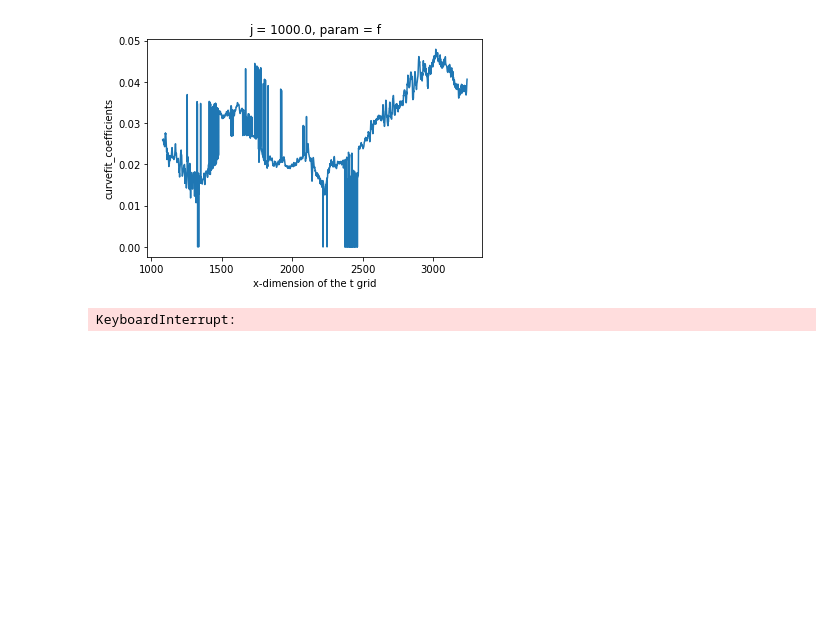
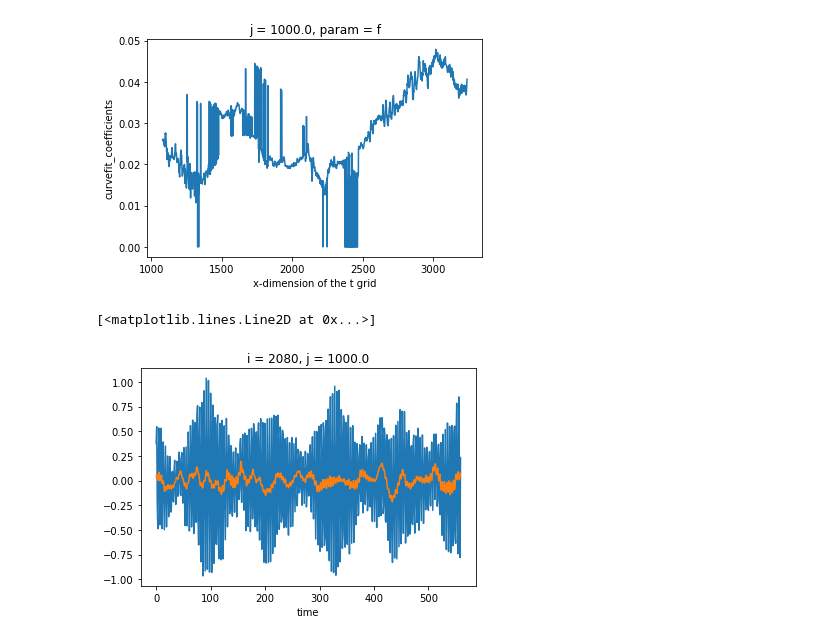
Before and after one commit to cspencerjones/separating-balanced, a Jupyter notebook: python/ginsburg_results/harmonic_tidal_fit.ipynb, the cells around one changed output. Cells and saved outputs as stored; diff of their text form; code cells hidden in the pictures; blank space fills up the shorter version.

```diff
--- a/python/ginsburg_results/harmonic_tidal_fit.ipynb
+++ b/python/ginsburg_results/harmonic_tidal_fit.ipynb
@@ -257,7 +174,8 @@ tide_est = xr.apply_ufunc(sinusoid_check,new_object,check_it.curvefit_coefficien
 # %%
-eta_detrend.isel(i=1000,j=1000,time=slice(18,1000)).plot()
-(eta_detrend.isel(i=1000,j=1000,time=slice(18,1000))-tide_est.isel(time=slice(0,-18))).plot()
-tide_est.isel(time=slice(0,1000)).plot()
+eta_detrend.isel(i=1000,j=1000,time=slice(24,1000)).plot()
+(eta_detrend.isel(i=1000,j=1000,time=slice(24,1000))-tide_est.isel(i=1000,j=1000,time=slice(0,-24))).plot()
+#tide_est.isel(i=1000,j=1000,time=slice(0,1000)).plot()
 # %% [output]
-KeyboardInterrupt:
+[<matplotlib.lines.Line2D at 0x...>]
+[figure, added]
 # %%
```
Also changed, not shown: parts of 42 cells of this notebook.
